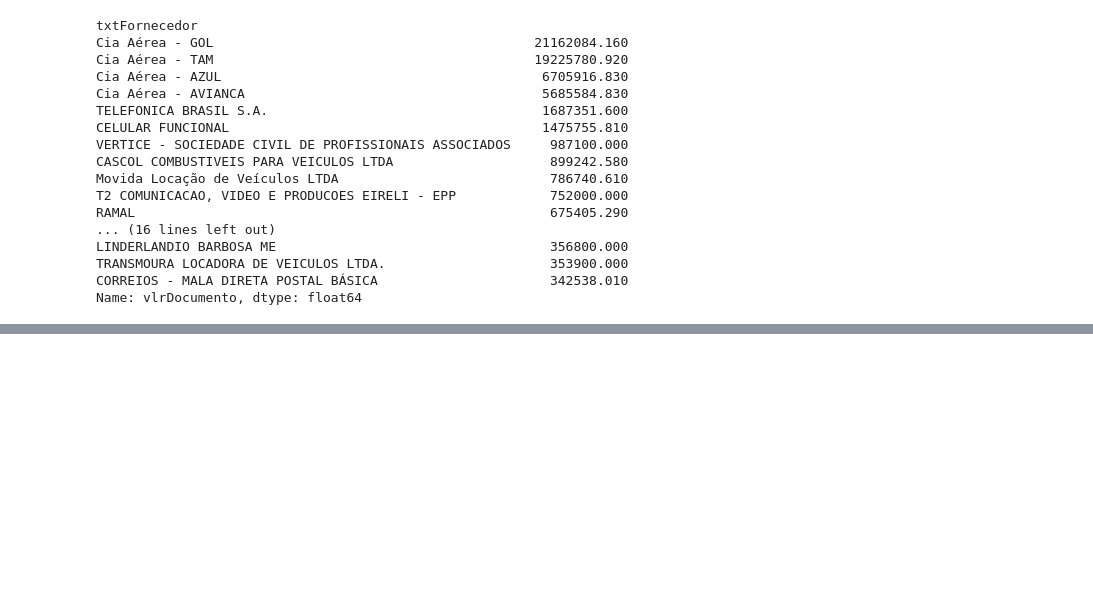
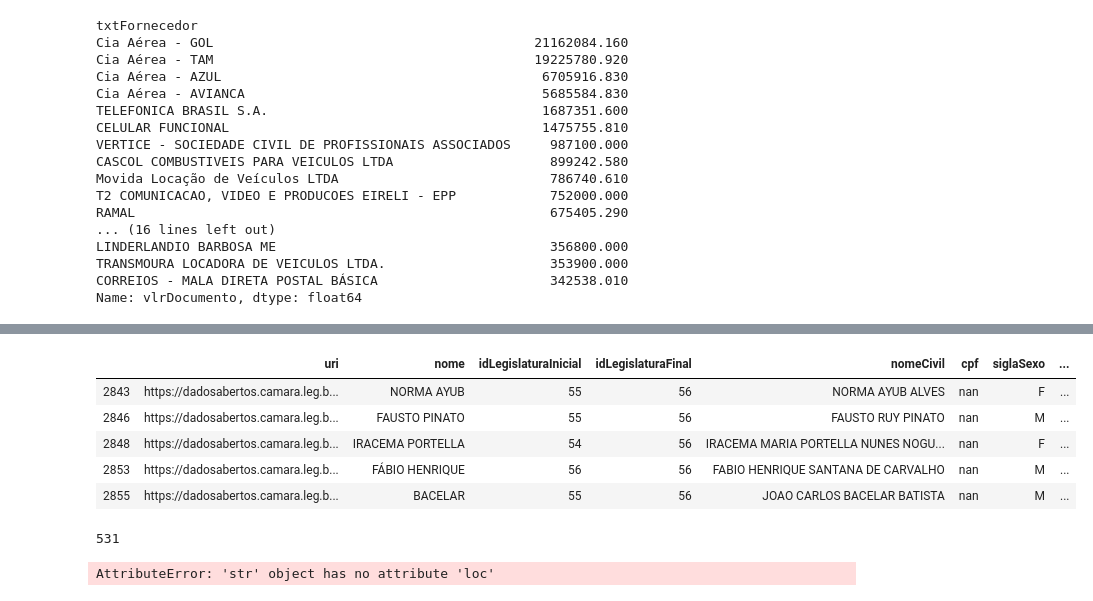
Before and after one commit to Marco87/Projects, a Jupyter notebook: Python/Semana Data Science/GastosDeputados.ipynb, the cells around one changed output, grey strips where cells are left out. Drawn from its saved outputs; the diff is of its cells as text; code cells hidden in the pictures; blank space fills up the shorter version.

```diff
--- a/Python/Semana Data Science/GastosDeputados.ipynb
+++ b/Python/Semana Data Science/GastosDeputados.ipynb
@@ -347,0 +376,4 @@ Name: vlrDocumento, dtype: float64
+# %%
+deputados = pd.read_csv("Dados/deputados.csv", sep=";", parse_dates=['dataNascimento', 'dataFalecimento'])
+# %%
+deputados = deputados[(deputados['idLegislaturaInicial'] == 56) | (deputados['idLegislaturaFinal'] == 56)]
@@ -347,0 +427,27 @@ Name: vlrDocumento, dtype: float64
+# %%
+deputados[:5]
+# %% [output]
+|  | uri | nome | idLegislaturaInicial | idLegislaturaFinal | nomeCivil | cpf | siglaSexo | ... |
+| 2843 | https://dadosabertos.camara.leg.b... | NORMA AYUB | 55 | 56 | NORMA AYUB ALVES | nan | F | ... |
+| 2846 | https://dadosabertos.camara.leg.b... | FAUSTO PINATO | 55 | 56 | FAUSTO RUY PINATO | nan | M | ... |
+| 2848 | https://dadosabertos.camara.leg.b... | IRACEMA PORTELLA | 54 | 56 | IRACEMA MARIA PORTELLA NUNES NOGU... | nan | F | ... |
+| 2853 | https://dadosabertos.camara.leg.b... | FÁBIO HENRIQUE | 56 | 56 | FABIO HENRIQUE SANTANA DE CARVALHO | nan | M | ... |
+| 2855 | https://dadosabertos.camara.leg.b... | BACELAR | 55 | 56 | JOAO CARLOS BACELAR BATISTA | nan | M | ... |
+# %%
+gastos_genero = []
+for nomes_2019 in data_2019['txNomeParlamentar'].unique():
+    for dep in deputados['nome'].unique():
+        if nomes_2019 == dep:
+            gastos_genero.append(nomes_2019)
+print(len(gastos_genero))
+# %% [output]
+531
+# %%
+gastos_genero = []
+for nomes_2019 in data_2019:
+    for dep in deputados:
+        if nomes_2019.loc['txNomeParlamentar'] == dep.loc['nome']:
+            gastos_genero.append(nomes_2019)
+print(len(gastos_genero))
+# %% [output]
+AttributeError: 'str' object has no attribute 'loc'
```
Also changed, not shown: parts of 10 cells of this notebook, 5 other files.
